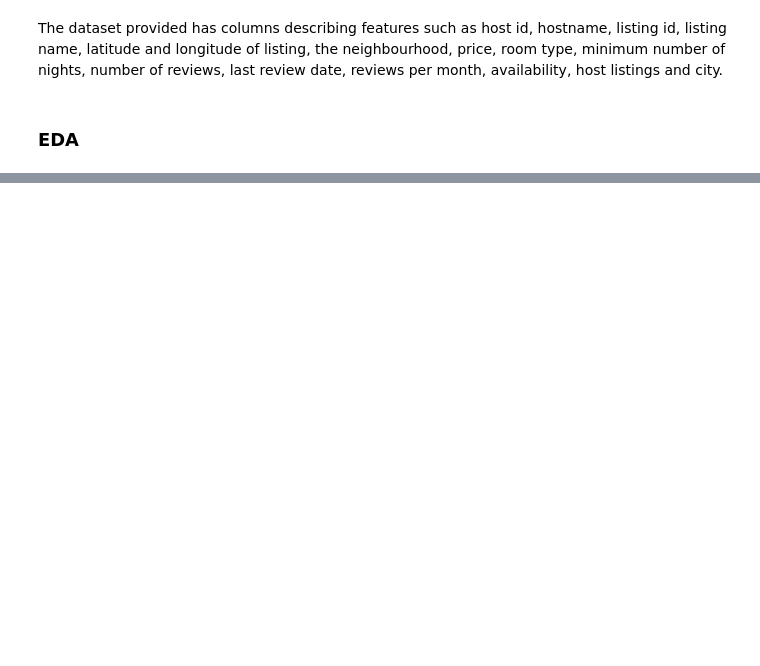
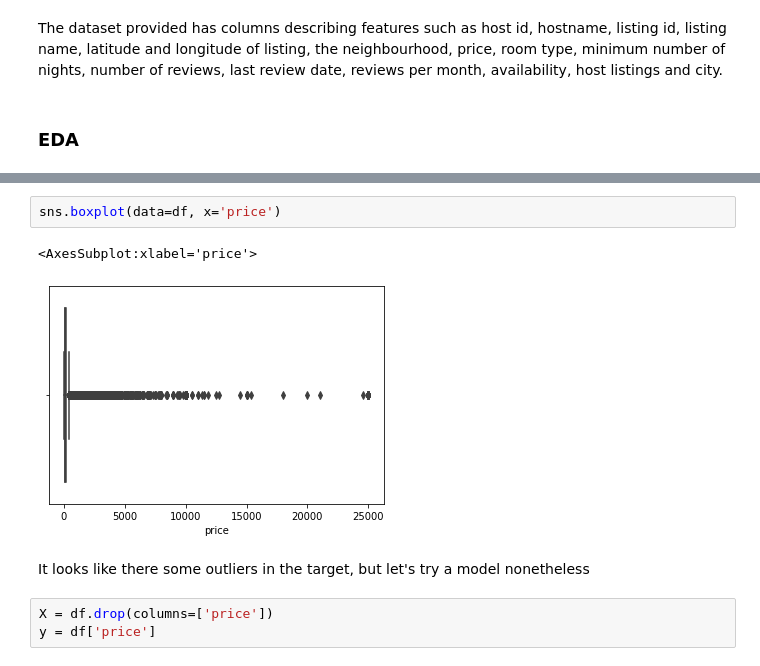
Before and after one commit to TheWangAndOnly/AirBnB, a Jupyter notebook: AirBnB.ipynb, the cells around one changed output, grey strips where cells are left out. Drawn from its saved outputs; the diff is of its cells as text; blank space fills up the shorter version.

```diff
--- a/AirBnB.ipynb
+++ b/AirBnB.ipynb
@@ -54,0 +116,10 @@ memory usage: 29.3+ MB
+# %%
+sns.boxplot(data=df, x='price')
+# %% [output]
+<AxesSubplot:xlabel='price'>
+[figure, added]
+# %% [markdown]
+It looks like there some outliers in the target, but let's try a model nonetheless
+# %%
+X = df.drop(columns=['price'])
+y = df['price']
```
Also changed, not shown: parts of 16 cells of this notebook, 2 other files.
